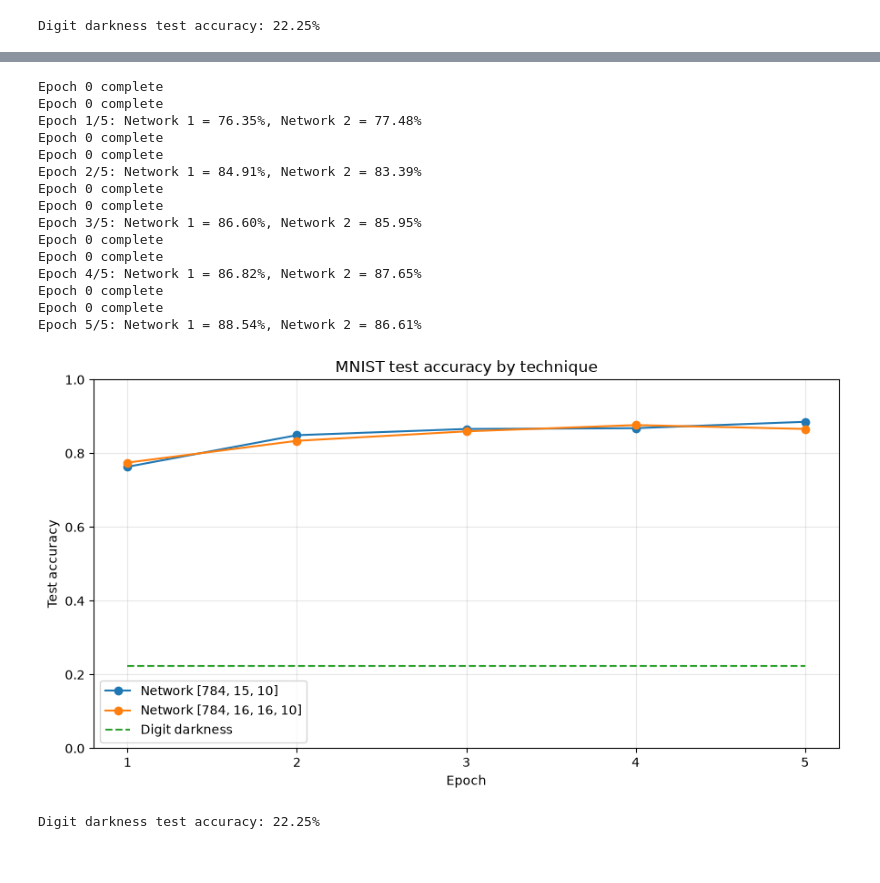
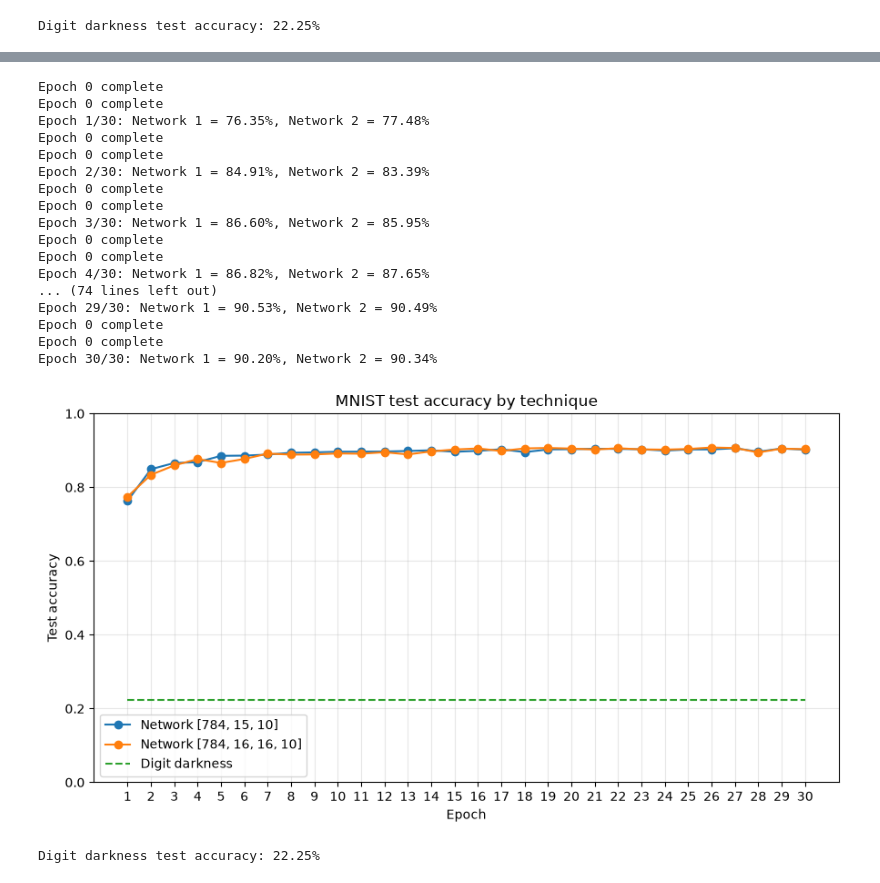
Before and after one commit to gannonm9/cosc470_11, a Jupyter notebook: lab4/lab4.ipynb, the cells around one changed output, grey strips where cells are left out. Saved outputs shown, nothing was run; the diff lists cells and outputs as text; code cells hidden in the pictures.

Commit message:
updated to 30 epochs

```diff
--- a/lab4/lab4.ipynb
+++ b/lab4/lab4.ipynb
@@ -54,7 +58,7 @@ Digit darkness test accuracy: 22.25%
 # %%
 import random
 
-EPOCHS = 5
+EPOCHS = 30
 MINI_BATCH_SIZE = 10
 LEARNING_RATE = 3.0
 TRAINING_SAMPLE_SIZE = 10_000
@@ -87,37 +91,39 @@ for epoch in range(1, EPOCHS + 1):
 
 darkness_accuracies = [darkness_accuracy] * EPOCHS
 
 epoch_numbers = range(1, EPOCHS + 1)
 plt.figure(figsize=(9, 5))
 plt.plot(epoch_numbers, network1_accuracies, marker="o", label="Network [784, 15, 10]")
 plt.plot(epoch_numbers, network2_accuracies, marker="o", label="Network [784, 16, 16, 10]")
 plt.plot(epoch_numbers, darkness_accuracies, linestyle="--", label="Digit darkness")
 plt.xlabel("Epoch")
 plt.ylabel("Test accuracy")
 plt.title("MNIST test accuracy by technique")
 plt.xticks(list(epoch_numbers))
 plt.ylim(0, 1)
 plt.grid(True, alpha=0.3)
 plt.legend()
 plt.tight_layout()
 plt.show()
 
 print(f"Digit darkness test accuracy: {darkness_accuracy:.2%}")
 # %% [output]
 Epoch 0 complete
 Epoch 0 complete
-Epoch 1/5: Network 1 = 76.35%, Network 2 = 77.48%
+Epoch 1/30: Network 1 = 76.35%, Network 2 = 77.48%
 Epoch 0 complete
 Epoch 0 complete
-Epoch 2/5: Network 1 = 84.91%, Network 2 = 83.39%
+Epoch 2/30: Network 1 = 84.91%, Network 2 = 83.39%
 Epoch 0 complete
 Epoch 0 complete
-Epoch 3/5: Network 1 = 86.60%, Network 2 = 85.95%
+Epoch 3/30: Network 1 = 86.60%, Network 2 = 85.95%
 Epoch 0 complete
 Epoch 0 complete
-Epoch 4/5: Network 1 = 86.82%, Network 2 = 87.65%
+Epoch 4/30: Network 1 = 86.82%, Network 2 = 87.65%
+... (74 lines left out)
+Epoch 29/30: Network 1 = 90.53%, Network 2 = 90.49%
 Epoch 0 complete
 Epoch 0 complete
-Epoch 5/5: Network 1 = 88.54%, Network 2 = 86.61%
+Epoch 30/30: Network 1 = 90.20%, Network 2 = 90.34%
-[figure, old version]
+[figure, new version]
 Digit darkness test accuracy: 22.25%
```
Also changed, not shown: parts of 1 cell of this notebook.
